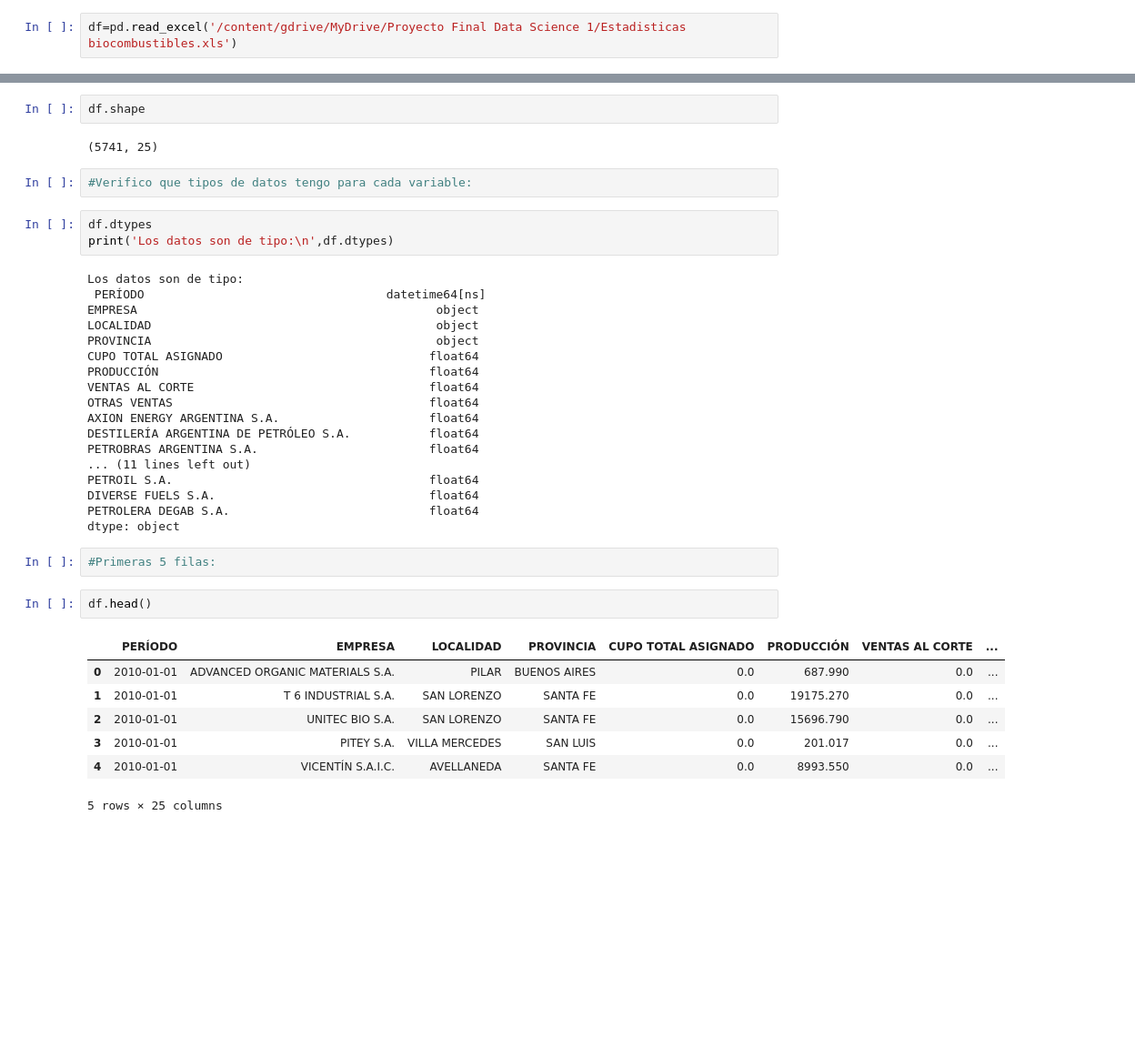
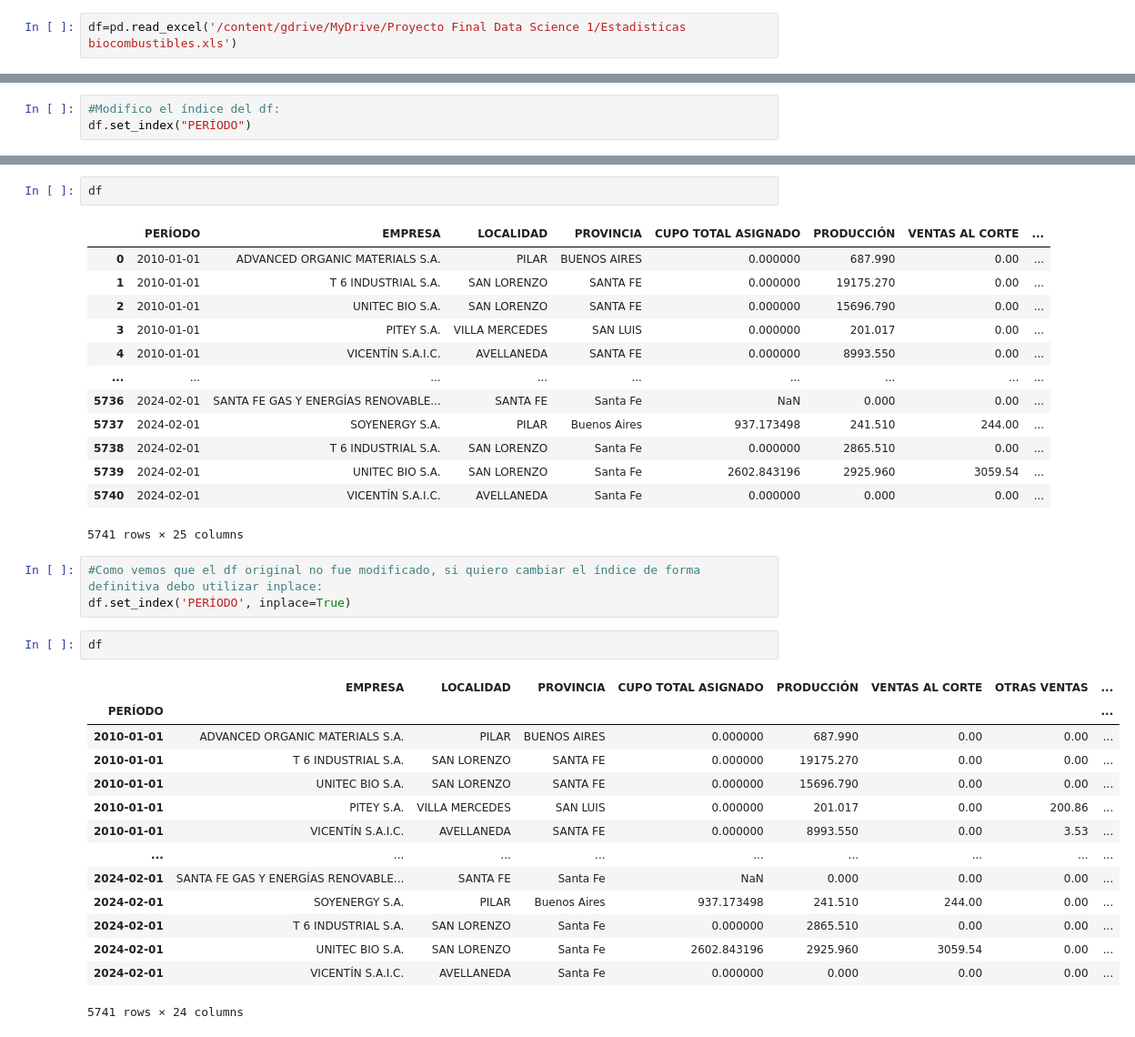
Before and after one commit to ejr271292/Proyecto, a Jupyter notebook: ProyectoDS.ipynb, the cells around one changed output, grey strips where cells are left out. Shown at 91% size. Saved outputs shown, nothing was run; the diff lists cells and outputs as text; blank space fills up the shorter version.

```diff
--- a/ProyectoDS.ipynb
+++ b/ProyectoDS.ipynb
@@ -18,0 +89,3 @@ df=pd.read_excel('/content/gdrive/MyDrive/Proyecto Final Data Science 1/Estadist
+# %%
+#Modifico el índice del df:
+df.set_index("PERÍODO")
@@ -19,39 +107,36 @@ df=pd.read_excel('/content/gdrive/MyDrive/Proyecto Final Data Science 1/Estadist
 # %%
-df.shape
+df
 # %% [output]
+|  | PERÍODO | EMPRESA | LOCALIDAD | PROVINCIA | CUPO TOTAL ASIGNADO | PRODUCCIÓN | VENTAS AL CORTE | ... |
+| 0 | 2010-01-01 | ADVANCED ORGANIC MATERIALS S.A. | PILAR | BUENOS AIRES | 0.000000 | 687.990 | 0.00 | ... |
+| 1 | 2010-01-01 | T 6 INDUSTRIAL S.A. | SAN LORENZO | SANTA FE | 0.000000 | 19175.270 | 0.00 | ... |
+| 2 | 2010-01-01 | UNITEC BIO S.A. | SAN LORENZO | SANTA FE | 0.000000 | 15696.790 | 0.00 | ... |
+| 3 | 2010-01-01 | PITEY S.A. | VILLA MERCEDES | SAN LUIS | 0.000000 | 201.017 | 0.00 | ... |
+| 4 | 2010-01-01 | VICENTÍN S.A.I.C. | AVELLANEDA | SANTA FE | 0.000000 | 8993.550 | 0.00 | ... |
+| ... | ... | ... | ... | ... | ... | ... | ... | ... |
+| 5736 | 2024-02-01 | SANTA FE GAS Y ENERGÍAS RENOVABLE... | SANTA FE | Santa Fe | NaN | 0.000 | 0.00 | ... |
+| 5737 | 2024-02-01 | SOYENERGY S.A. | PILAR | Buenos Aires | 937.173498 | 241.510 | 244.00 | ... |
+| 5738 | 2024-02-01 | T 6 INDUSTRIAL S.A. | SAN LORENZO | Santa Fe | 0.000000 | 2865.510 | 0.00 | ... |
+| 5739 | 2024-02-01 | UNITEC BIO S.A. | SAN LORENZO | Santa Fe | 2602.843196 | 2925.960 | 3059.54 | ... |
+| 5740 | 2024-02-01 | VICENTÍN S.A.I.C. | AVELLANEDA | Santa Fe | 0.000000 | 0.000 | 0.00 | ... |
-(5741, 25)
+5741 rows × 25 columns
-# %%
-#Verifico que tipos de datos tengo para cada variable:
-# %%
-df.dtypes
-print('Los datos son de tipo:\n',df.dtypes)
-# %% [output]
-Los datos son de tipo:
- PERÍODO                                  datetime64[ns]
-EMPRESA                                          object
-LOCALIDAD                                        object
-PROVINCIA                                        object
-CUPO TOTAL ASIGNADO                             float64
-PRODUCCIÓN                                      float64
-VENTAS AL CORTE                                 float64
-OTRAS VENTAS                                    float64
-AXION ENERGY ARGENTINA S.A.                     float64
-DESTILERÍA ARGENTINA DE PETRÓLEO S.A.           float64
-PETROBRAS ARGENTINA S.A.                        float64
-... (11 lines left out)
-PETROIL S.A.                                    float64
-DIVERSE FUELS S.A.                              float64
-PETROLERA DEGAB S.A.                            float64
-dtype: object
-# %%
-#Primeras 5 filas:
+# %%
+#Como vemos que el df original no fue modificado, si quiero cambiar el índice de forma definitiva debo utilizar inplace:
+df.set_index('PERÍODO', inplace=True)
 # %%
-df.head()
+df
 # %% [output]
-|  | PERÍODO | EMPRESA | LOCALIDAD | PROVINCIA | CUPO TOTAL ASIGNADO | PRODUCCIÓN | VENTAS AL CORTE | ... |
-| 0 | 2010-01-01 | ADVANCED ORGANIC MATERIALS S.A. | PILAR | BUENOS AIRES | 0.0 | 687.990 | 0.0 | ... |
-| 1 | 2010-01-01 | T 6 INDUSTRIAL S.A. | SAN LORENZO | SANTA FE | 0.0 | 19175.270 | 0.0 | ... |
-| 2 | 2010-01-01 | UNITEC BIO S.A. | SAN LORENZO | SANTA FE | 0.0 | 15696.790 | 0.0 | ... |
-| 3 | 2010-01-01 | PITEY S.A. | VILLA MERCEDES | SAN LUIS | 0.0 | 201.017 | 0.0 | ... |
-| 4 | 2010-01-01 | VICENTÍN S.A.I.C. | AVELLANEDA | SANTA FE | 0.0 | 8993.550 | 0.0 | ... |
+|  | EMPRESA | LOCALIDAD | PROVINCIA | CUPO TOTAL ASIGNADO | PRODUCCIÓN | VENTAS AL CORTE | OTRAS VENTAS | ... |
+| PERÍODO |  |  |  |  |  |  |  | ... |
+| 2010-01-01 | ADVANCED ORGANIC MATERIALS S.A. | PILAR | BUENOS AIRES | 0.000000 | 687.990 | 0.00 | 0.00 | ... |
+| 2010-01-01 | T 6 INDUSTRIAL S.A. | SAN LORENZO | SANTA FE | 0.000000 | 19175.270 | 0.00 | 0.00 | ... |
+| 2010-01-01 | UNITEC BIO S.A. | SAN LORENZO | SANTA FE | 0.000000 | 15696.790 | 0.00 | 0.00 | ... |
+| 2010-01-01 | PITEY S.A. | VILLA MERCEDES | SAN LUIS | 0.000000 | 201.017 | 0.00 | 200.86 | ... |
+| 2010-01-01 | VICENTÍN S.A.I.C. | AVELLANEDA | SANTA FE | 0.000000 | 8993.550 | 0.00 | 3.53 | ... |
+| ... | ... | ... | ... | ... | ... | ... | ... | ... |
+| 2024-02-01 | SANTA FE GAS Y ENERGÍAS RENOVABLE... | SANTA FE | Santa Fe | NaN | 0.000 | 0.00 | 0.00 | ... |
+| 2024-02-01 | SOYENERGY S.A. | PILAR | Buenos Aires | 937.173498 | 241.510 | 244.00 | 0.00 | ... |
+| 2024-02-01 | T 6 INDUSTRIAL S.A. | SAN LORENZO | Santa Fe | 0.000000 | 2865.510 | 0.00 | 0.00 | ... |
+| 2024-02-01 | UNITEC BIO S.A. | SAN LORENZO | Santa Fe | 2602.843196 | 2925.960 | 3059.54 | 0.00 | ... |
+| 2024-02-01 | VICENTÍN S.A.I.C. | AVELLANEDA | Santa Fe | 0.000000 | 0.000 | 0.00 | 0.00 | ... |
-5 rows × 25 columns
+5741 rows × 24 columns
```
Also changed, not shown: parts of 14 cells of this notebook.
